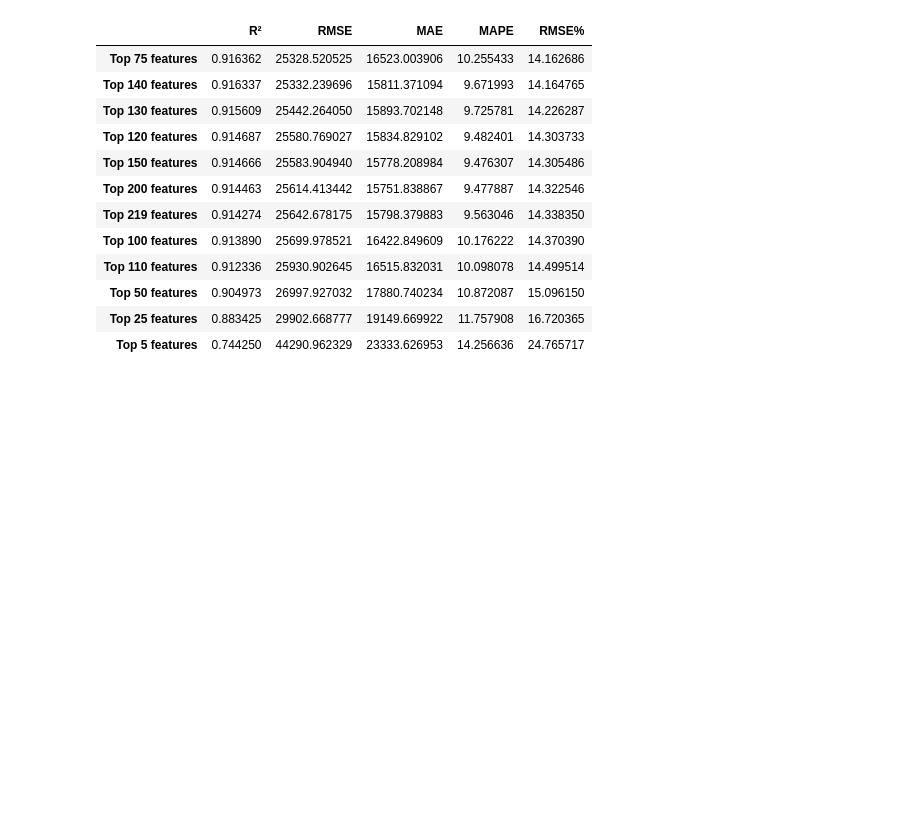
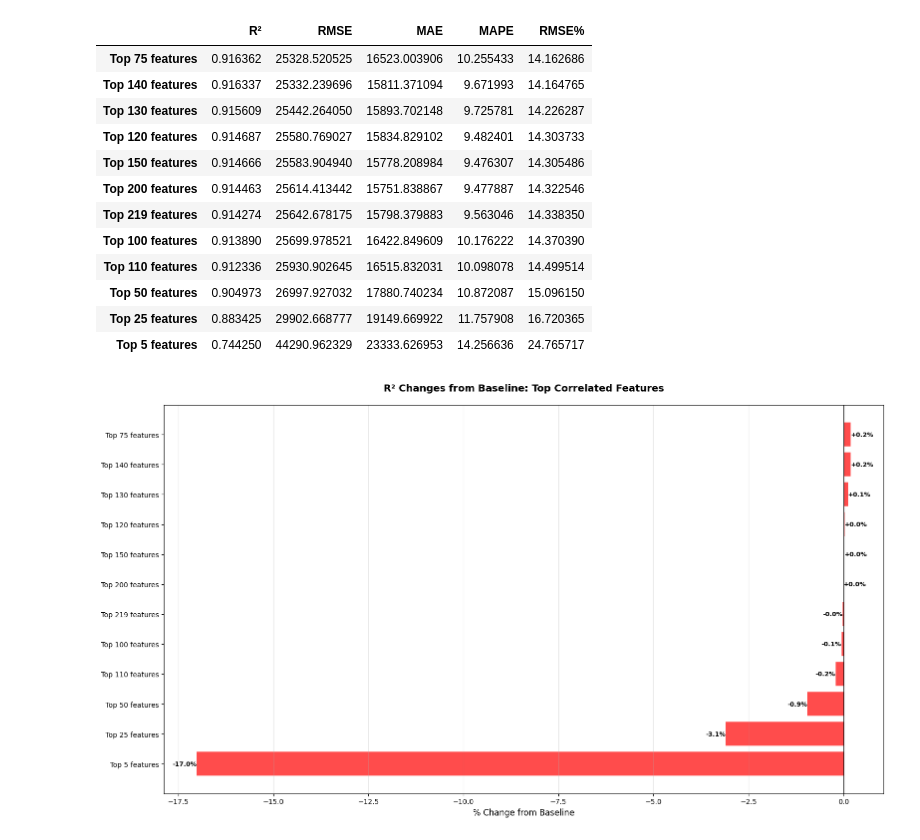
Before and after one commit to gayatrikam/estate-anomaly-detector, a Jupyter notebook: model/ablation_study_xgb.ipynb, the cells around one changed output. Cells and saved outputs as stored; diff of their text form; code cells hidden in the pictures; blank space fills up the shorter version.

```diff
--- a/model/ablation_study_xgb.ipynb
+++ b/model/ablation_study_xgb.ipynb
@@ -426,3 +473,8 @@ Training with top 219 features...
 | Top 50 features | 0.904973 | 26997.927032 | 17880.740234 | 10.872087 | 15.096150 |
 | Top 25 features | 0.883425 | 29902.668777 | 19149.669922 | 11.757908 | 16.720365 |
 | Top 5 features | 0.744250 | 44290.962329 | 23333.626953 | 14.256636 | 24.765717 |
+# %%
+pct_changes_df = plot_ablation_changes(individual_df, "Top Correlated Features")
+plt.show()
+# %% [output]
+[figure, added]
```
Also changed, not shown: parts of 9 cells of this notebook, 3 other files.
